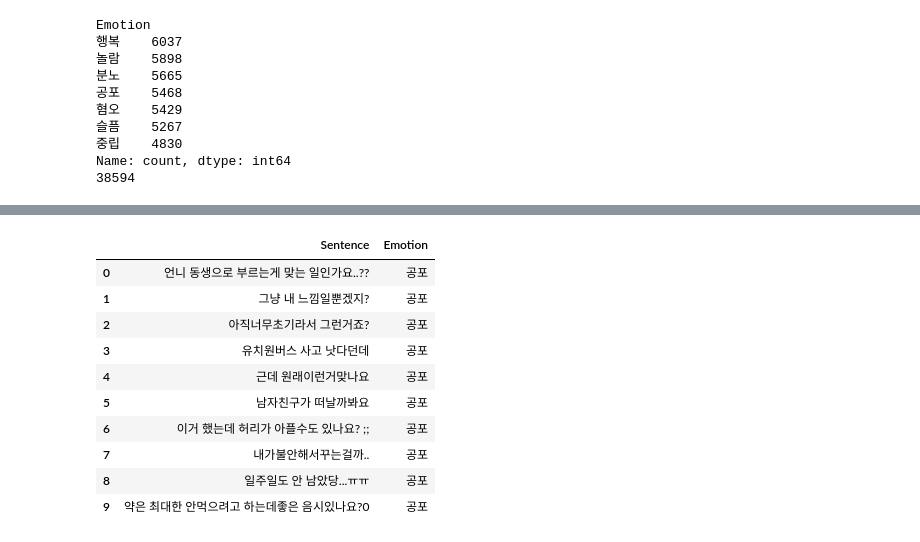
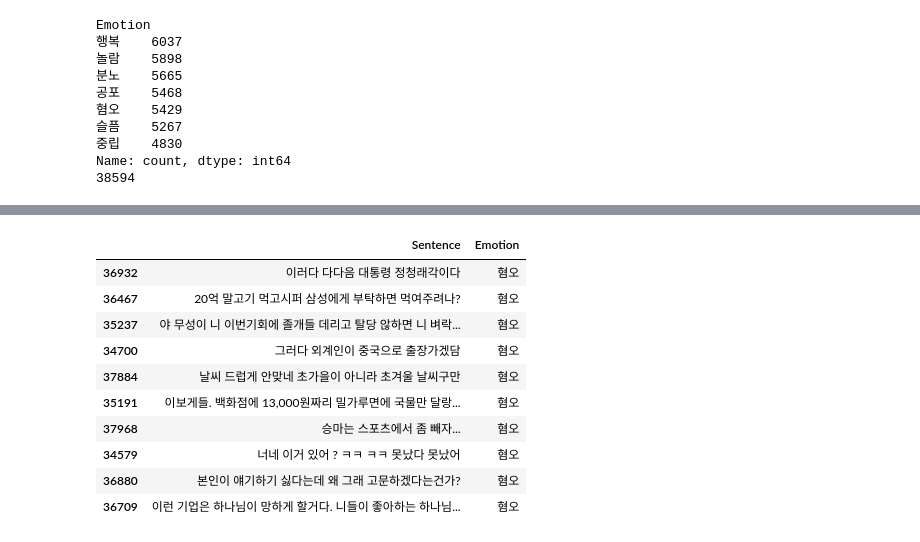
Before and after one commit to JinnieL/Sentiment_Analysis, a Jupyter notebook: 01_환경_설정_및_데이터_전처리.ipynb, the cells around one changed output, grey strips where cells are left out. Saved outputs shown, nothing was run; the diff lists cells and outputs as text; code cells hidden in the pictures.

```diff
--- a/01_환경_설정_및_데이터_전처리.ipynb
+++ b/01_환경_설정_및_데이터_전처리.ipynb
@@ -146,15 +269,14 @@ Name: count, dtype: int64
 # %%
-sent_df = sent_df[['Sentence', 'Emotion']]
-sent_df.head(10)
+sent_df[sent_df['Emotion'] == '혐오'].sample(10)
 # %% [output]
 |  | Sentence | Emotion |
-| 0 | 언니 동생으로 부르는게 맞는 일인가요..?? | 공포 |
-| 1 | 그냥 내 느낌일뿐겠지? | 공포 |
-| 2 | 아직너무초기라서 그런거죠? | 공포 |
-| 3 | 유치원버스 사고 낫다던데 | 공포 |
-| 4 | 근데 원래이런거맞나요 | 공포 |
-| 5 | 남자친구가 떠날까봐요 | 공포 |
-| 6 | 이거 했는데 허리가 아플수도 있나요? ;; | 공포 |
-| 7 | 내가불안해서꾸는걸까.. | 공포 |
-| 8 | 일주일도 안 남았당...ㅠㅠ | 공포 |
-| 9 | 약은 최대한 안먹으려고 하는데좋은 음시있나요?0 | 공포 |
+| 36932 | 이러다 다다음 대통령 정청래각이다 | 혐오 |
+| 36467 | 20억 말고기 먹고시퍼 삼성에게 부탁하면 먹여주려나? | 혐오 |
+| 35237 | 야 무성이 니 이번기회에 졸개들 데리고 탈당 않하면 니 벼락... | 혐오 |
+| 34700 | 그러다 외계인이 중국으로 출장가겠담 | 혐오 |
+| 37884 | 날씨 드럽게 안맞네 초가을이 아니라 초겨울 날씨구만 | 혐오 |
+| 35191 | 이보게들. 백화점에 13,000원짜리 밀가루면에 국물만 달랑... | 혐오 |
+| 37968 | 승마는 스포츠에서 좀 빼자... | 혐오 |
+| 34579 | 너네 이거 있어 ? ㅋㅋ ㅋㅋ 못났다 못났어 | 혐오 |
+| 36880 | 본인이 얘기하기 싫다는데 왜 그래 고문하겠다는건가? | 혐오 |
+| 36709 | 이런 기업은 하나님이 망하게 할거다. 니들이 좋아하는 하나님... | 혐오 |
```
Also changed, not shown: parts of 25 cells of this notebook.
